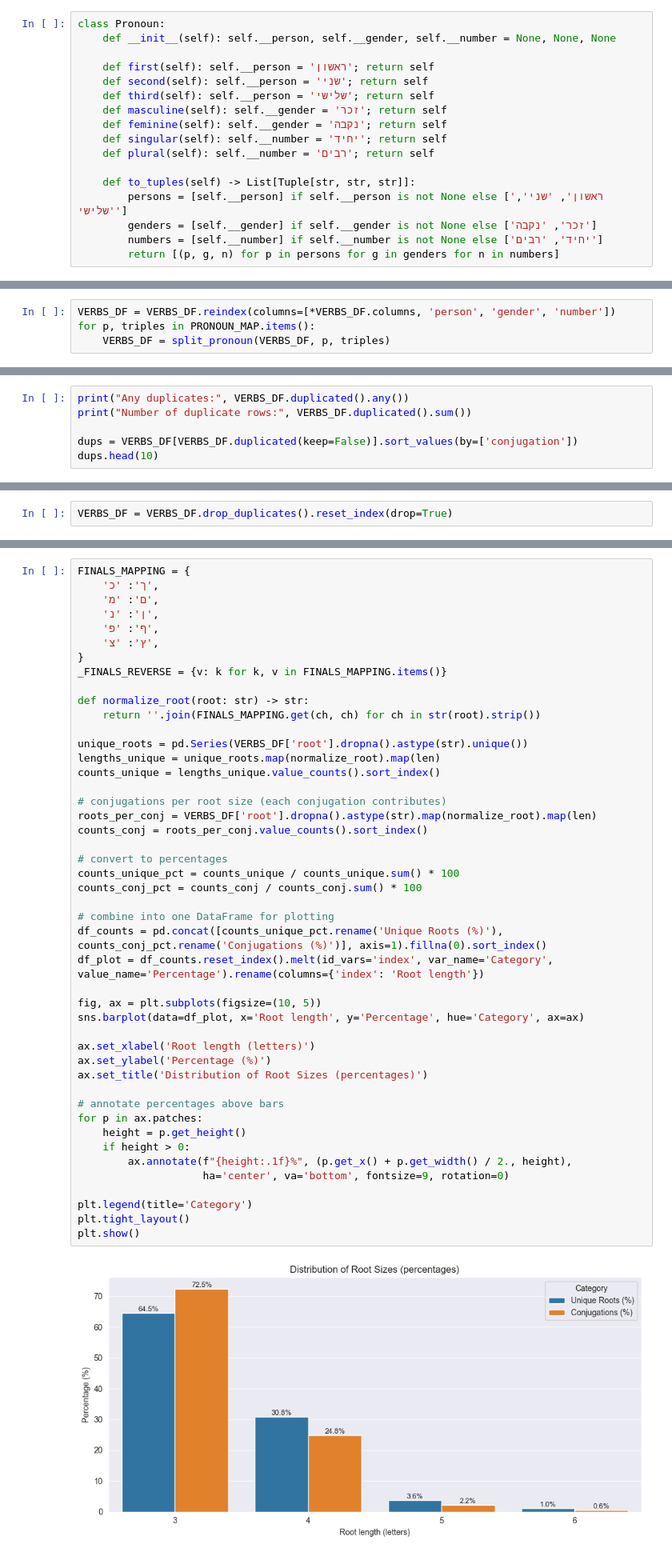
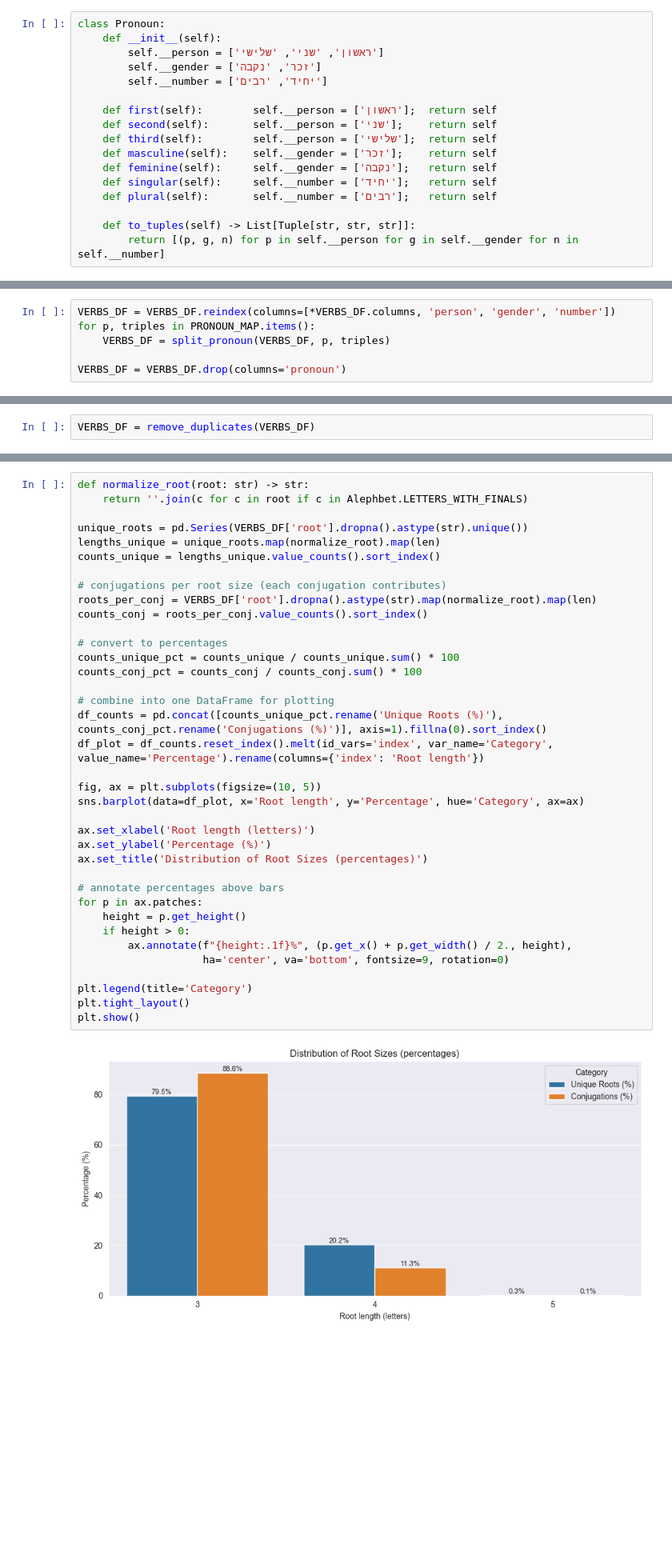
Before and after one commit to EyalShahimov/HebrewWordsAnalysis, a Jupyter notebook: main.ipynb, the cells around one changed output, grey strips where cells are left out. Shown at 80% size. Drawn from its saved outputs; the diff is of its cells as text; blank space fills up the shorter version.

```diff
--- a/main.ipynb
+++ b/main.ipynb
@@ -268,20 +351,20 @@ plt.show()
 # %%
 class Pronoun:
-    def __init__(self): self.__person, self.__gender, self.__number = None, None, None
+    def __init__(self):
+        self.__person = ['ראשון', 'שני', 'שלישי']
+        self.__gender = ['זכר', 'נקבה']
+        self.__number = ['יחיד', 'רבים']
 
-    def first(self): self.__person = 'ראשון'; return self
-    def second(self): self.__person = 'שני'; return self
-    def third(self): self.__person = 'שלישי'; return self
-    def masculine(self): self.__gender = 'זכר'; return self
-    def feminine(self): self.__gender = 'נקבה'; return self
-    def singular(self): self.__number = 'יחיד'; return self
-    def plural(self): self.__number = 'רבים'; return self
+    def first(self):        self.__person = ['ראשון'];  return self
+    def second(self):       self.__person = ['שני'];    return self
+    def third(self):        self.__person = ['שלישי'];  return self
+    def masculine(self):    self.__gender = ['זכר'];    return self
+    def feminine(self):     self.__gender = ['נקבה'];   return self
+    def singular(self):     self.__number = ['יחיד'];   return self
+    def plural(self):       self.__number = ['רבים'];   return self
 
     def to_tuples(self) -> List[Tuple[str, str, str]]:
-        persons = [self.__person] if self.__person is not None else ['ראשון', 'שני', 'שלישי']
-        genders = [self.__gender] if self.__gender is not None else ['זכר', 'נקבה']
-        numbers = [self.__number] if self.__number is not None else ['יחיד', 'רבים']
-        return [(p, g, n) for p in persons for g in genders for n in numbers]
+        return [(p, g, n) for p in self.__person for g in self.__gender for n in self.__number]
 # %%
 def split_pronoun(df: pd.DataFrame, pronoun: str, triples: Pronoun) -> pd.DataFrame:
     mask = df['pronoun'] == pronoun
@@ -311,6 +397,8 @@ PRONOUN_MAP = {
 VERBS_DF = VERBS_DF.reindex(columns=[*VERBS_DF.columns, 'person', 'gender', 'number'])
 for p, triples in PRONOUN_MAP.items():
     VERBS_DF = split_pronoun(VERBS_DF, p, triples)
+
+VERBS_DF = VERBS_DF.drop(columns='pronoun')
 # %%
 VERBS_DF.head()
 # %% [output]
@@ -354,7 +443,3 @@ plt.show()
 # %%
-print("Any duplicates:", VERBS_DF.duplicated().any())
-print("Number of duplicate rows:", VERBS_DF.duplicated().sum())
-
-dups = VERBS_DF[VERBS_DF.duplicated(keep=False)].sort_values(by=['conjugation'])
-dups.head(10)
+VERBS_DF = remove_duplicates(VERBS_DF)
 # %% [output]
@@ -368,2 +453,0 @@ Number of duplicate rows: 2
-# %%
-VERBS_DF = VERBS_DF.drop_duplicates().reset_index(drop=True)
@@ -370,15 +458,6 @@ VERBS_DF = VERBS_DF.drop_duplicates().reset_index(drop=True)
 # %%
-FINALS_MAPPING = {
-    'ך': 'כ',
-    'ם': 'מ',
-    'ן': 'נ',
-    'ף': 'פ',
-    'ץ': 'צ',
-}
-_FINALS_REVERSE = {v: k for k, v in FINALS_MAPPING.items()}
-
 def normalize_root(root: str) -> str:
-    return ''.join(FINALS_MAPPING.get(ch, ch) for ch in str(root).strip())
+    return ''.join(c for c in root if c in Alephbet.LETTERS_WITH_FINALS)
 
 unique_roots = pd.Series(VERBS_DF['root'].dropna().astype(str).unique())
 lengths_unique = unique_roots.map(normalize_root).map(len)
@@ -387,31 +466,31 @@ counts_unique = lengths_unique.value_counts().sort_index()
 # conjugations per root size (each conjugation contributes)
 roots_per_conj = VERBS_DF['root'].dropna().astype(str).map(normalize_root).map(len)
 counts_conj = roots_per_conj.value_counts().sort_index()
 
 # convert to percentages
 counts_unique_pct = counts_unique / counts_unique.sum() * 100
 counts_conj_pct = counts_conj / counts_conj.sum() * 100
 
 # combine into one DataFrame for plotting
 df_counts = pd.concat([counts_unique_pct.rename('Unique Roots (%)'), counts_conj_pct.rename('Conjugations (%)')], axis=1).fillna(0).sort_index()
 df_plot = df_counts.reset_index().melt(id_vars='index', var_name='Category', value_name='Percentage').rename(columns={'index': 'Root length'})
 
 fig, ax = plt.subplots(figsize=(10, 5))
 sns.barplot(data=df_plot, x='Root length', y='Percentage', hue='Category', ax=ax)
 
 ax.set_xlabel('Root length (letters)')
 ax.set_ylabel('Percentage (%)')
 ax.set_title('Distribution of Root Sizes (percentages)')
 
 # annotate percentages above bars
 for p in ax.patches:
     height = p.get_height()
     if height > 0:
         ax.annotate(f"{height:.1f}%", (p.get_x() + p.get_width() / 2., height),
                     ha='center', va='bottom', fontsize=9, rotation=0)
 
 plt.legend(title='Category')
 plt.tight_layout()
 plt.show()
 # %% [output]
-[figure, old version]
+[figure, new version]
```
Also changed, not shown: parts of 52 cells of this notebook, 1 other file.
